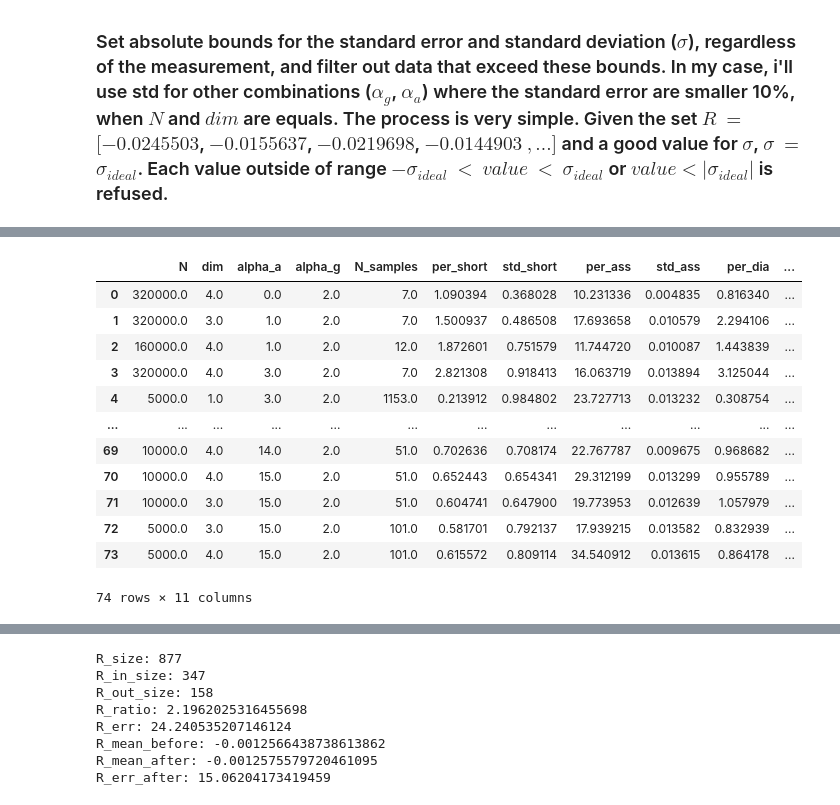
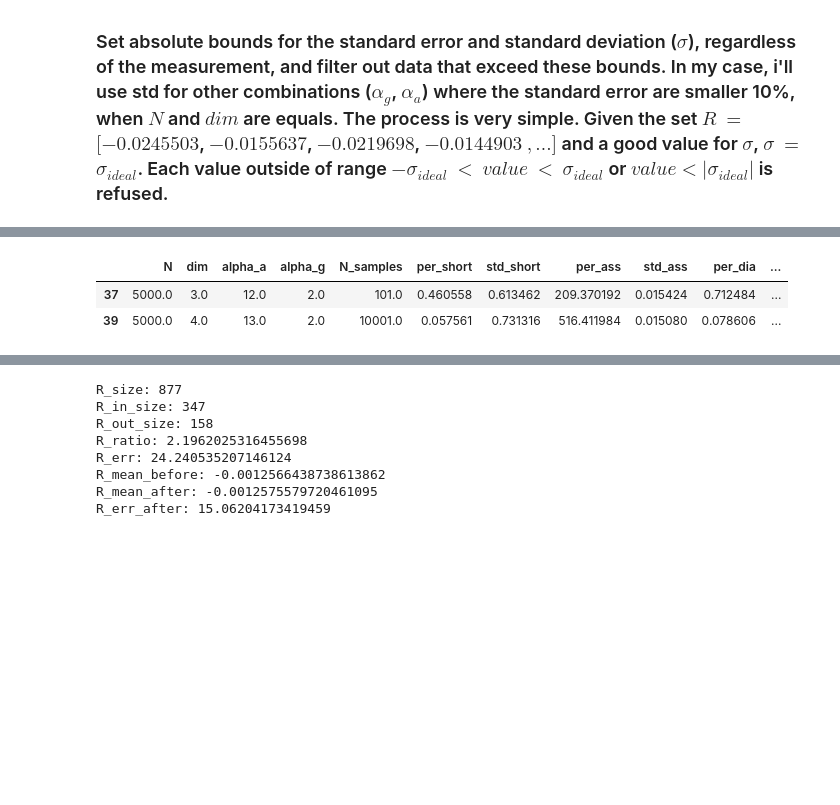
Before and after one commit to JuniorAlencar/SpatialPreferential, a Jupyter notebook: scripts/jupyter/fixing_data.ipynb, the cells around one changed output, grey strips where cells are left out. Saved outputs shown, nothing was run; the diff lists cells and outputs as text; code cells hidden in the pictures; blank space fills up the shorter version.

```diff
--- a/scripts/jupyter/fixing_data.ipynb
+++ b/scripts/jupyter/fixing_data.ipynb
@@ -205,20 +332,10 @@ df_non_10[df_non_10["N"]==40000]
 # %%
 # Dataframe with % error in assortativity greater 10%
-filtered_df
+filtered_df[filtered_df["N"]==5000]
 # %% [output]
 |  | N | dim | alpha_a | alpha_g | N_samples | per_short | std_short | per_ass | std_ass | per_dia | ... |
-| 0 | 320000.0 | 4.0 | 0.0 | 2.0 | 7.0 | 1.090394 | 0.368028 | 10.231336 | 0.004835 | 0.816340 | ... |
-| 1 | 320000.0 | 3.0 | 1.0 | 2.0 | 7.0 | 1.500937 | 0.486508 | 17.693658 | 0.010579 | 2.294106 | ... |
-| 2 | 160000.0 | 4.0 | 1.0 | 2.0 | 12.0 | 1.872601 | 0.751579 | 11.744720 | 0.010087 | 1.443839 | ... |
-| 3 | 320000.0 | 4.0 | 3.0 | 2.0 | 7.0 | 2.821308 | 0.918413 | 16.063719 | 0.013894 | 3.125044 | ... |
-| 4 | 5000.0 | 1.0 | 3.0 | 2.0 | 1153.0 | 0.213912 | 0.984802 | 23.727713 | 0.013232 | 0.308754 | ... |
-| ... | ... | ... | ... | ... | ... | ... | ... | ... | ... | ... | ... |
-| 69 | 10000.0 | 4.0 | 14.0 | 2.0 | 51.0 | 0.702636 | 0.708174 | 22.767787 | 0.009675 | 0.968682 | ... |
-| 70 | 10000.0 | 4.0 | 15.0 | 2.0 | 51.0 | 0.652443 | 0.654341 | 29.312199 | 0.013299 | 0.955789 | ... |
-| 71 | 10000.0 | 3.0 | 15.0 | 2.0 | 51.0 | 0.604741 | 0.647900 | 19.773953 | 0.012639 | 1.057979 | ... |
-| 72 | 5000.0 | 3.0 | 15.0 | 2.0 | 101.0 | 0.581701 | 0.792137 | 17.939215 | 0.013582 | 0.832939 | ... |
-| 73 | 5000.0 | 4.0 | 15.0 | 2.0 | 101.0 | 0.615572 | 0.809114 | 34.540912 | 0.013615 | 0.864178 | ... |
+| 37 | 5000.0 | 3.0 | 12.0 | 2.0 | 101.0 | 0.460558 | 0.613462 | 209.370192 | 0.015424 | 0.712484 | ... |
+| 39 | 5000.0 | 4.0 | 13.0 | 2.0 | 10001.0 | 0.057561 | 0.731316 | 516.411984 | 0.015080 | 0.078606 | ... |
-74 rows × 11 columns
 # %%
 data_parameters = {"N": [], "dim": [], "alpha_a": [], "alpha_g": [], "N_samples":[]}
 
```
Also changed, not shown: parts of 33 cells of this notebook, 12 other files.
